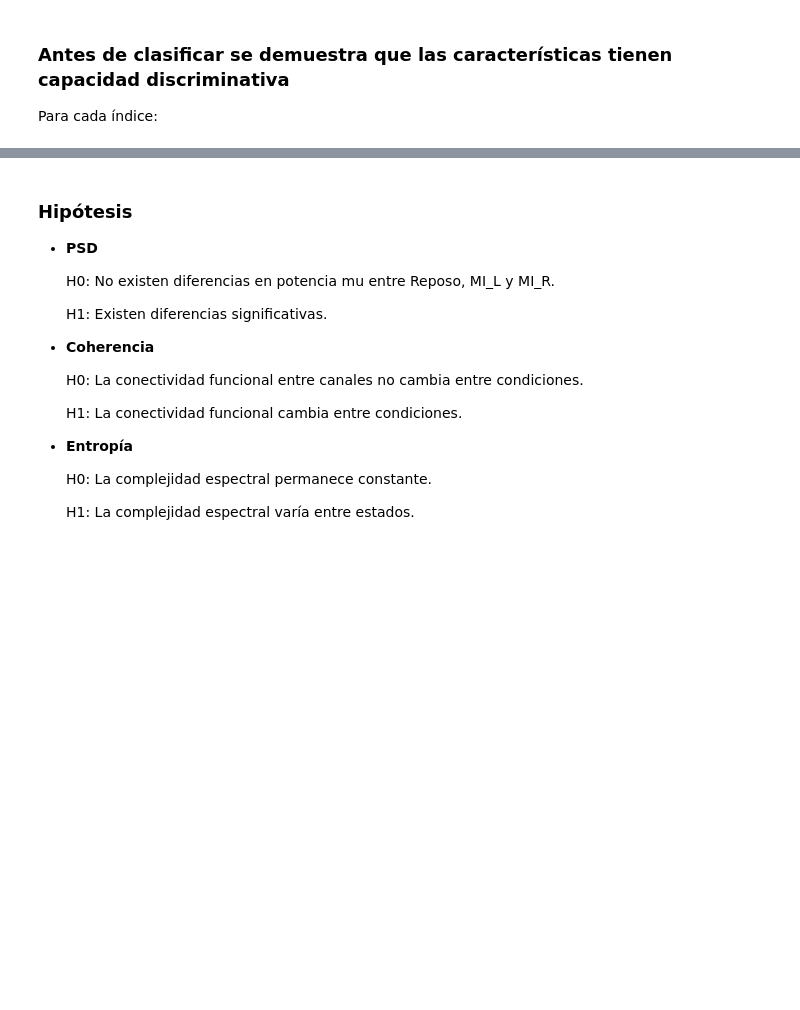
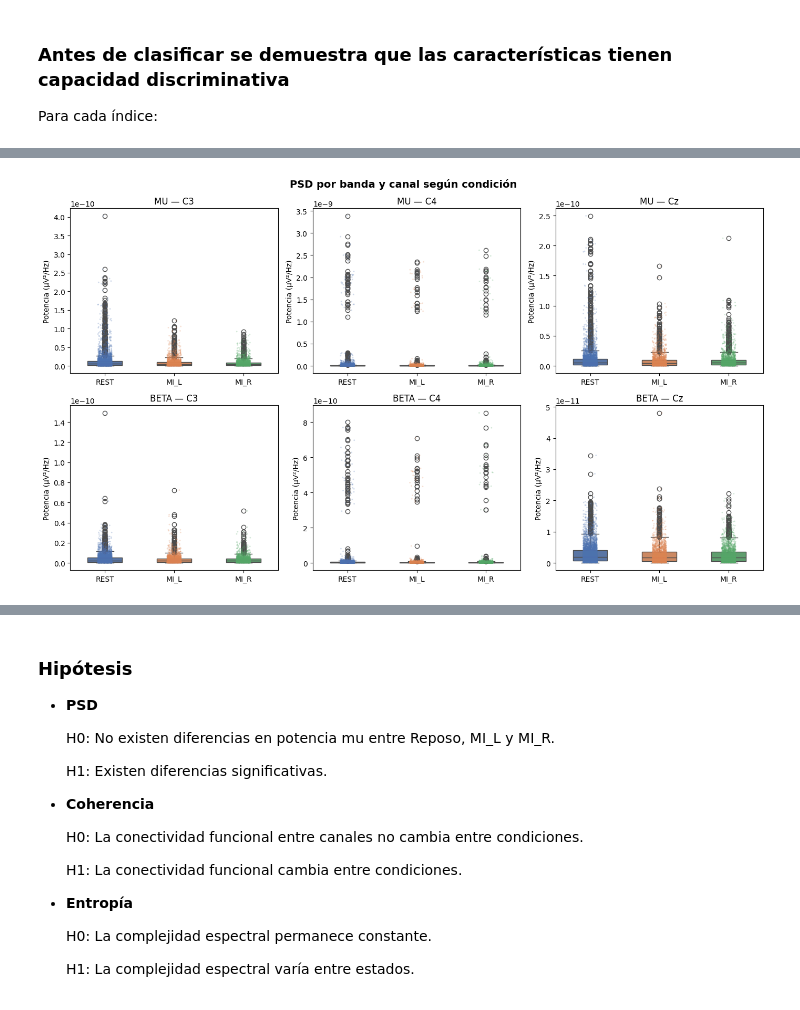
Before and after one commit to Aleja0001/Proyectos_de_Biose-ales, a Jupyter notebook: Proyecto 2.ipynb, the cells around one changed output, grey strips where cells are left out. Cells and saved outputs as stored; diff of their text form; code cells hidden in the pictures; blank space fills up the shorter version.

```diff
--- a/Proyecto 2.ipynb
+++ b/Proyecto 2.ipynb
@@ -663,0 +807,47 @@ sns.violinplot(
+# %%
+# 6a.2 Boxplots — PSD banda mu y beta
+# Justificación de la elección del gráfico: el boxplot muestra
+# simultáneamente la mediana, el IQR y los valores atípicos, lo que
+# permite comparar distribuciones entre condiciones sin asumir normalidad.
+# Referencia de selección: https://www.data-to-viz.com (enlace del enunciado)
+
+fig, axes = plt.subplots(2, 3, figsize=(14, 8))
+fig.suptitle('PSD por banda y canal según condición', fontsize=14, fontweight='bold')
+
+for fila, banda in enumerate(['mu', 'beta']):
+    for col, canal in enumerate(CANALES):
+        col_nombre = f'{banda}_{canal}'
+        if col_nombre not in df.columns:
+            continue
+        ax = axes[fila, col]
+        sns.boxplot(
+            data    = df,
+            x       = 'tarea',
+            y       = col_nombre,
+            order   = ORDEN,
+            palette = PALETA,
+            width   = 0.5,
+            ax      = ax
+        )
+        # Superponer los puntos individuales para ver la densidad real
+        # alpha bajo para no saturar cuando hay muchas épocas
+        sns.stripplot(
+            data    = df,
+            x       = 'tarea',
+            y       = col_nombre,
+            order   = ORDEN,
+            palette = PALETA,
+            size    = 2,
+            alpha   = 0.25,
+            jitter  = True,
+            ax      = ax
+        )
+        ax.set_title(f'{banda.upper()} — {canal}')
+        ax.set_xlabel('')
+        ax.set_ylabel('Potencia (µV²/Hz)')
+
+plt.tight_layout()
+plt.savefig('boxplot_psd.png', dpi=150, bbox_inches='tight')
+plt.show()
+# %% [output]
+[figure, added]
```
Also changed, not shown: parts of 45 cells of this notebook, 10 other files.
